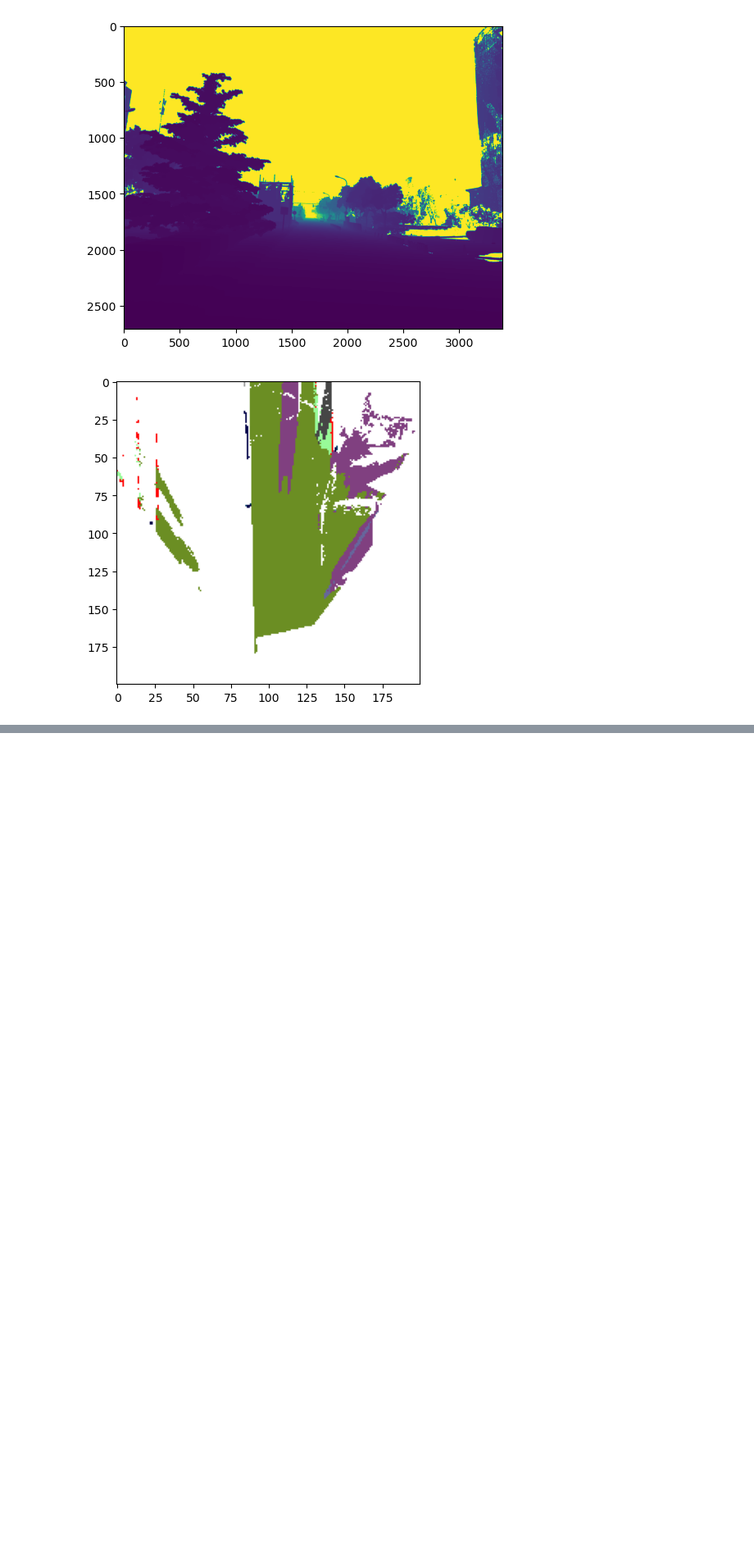
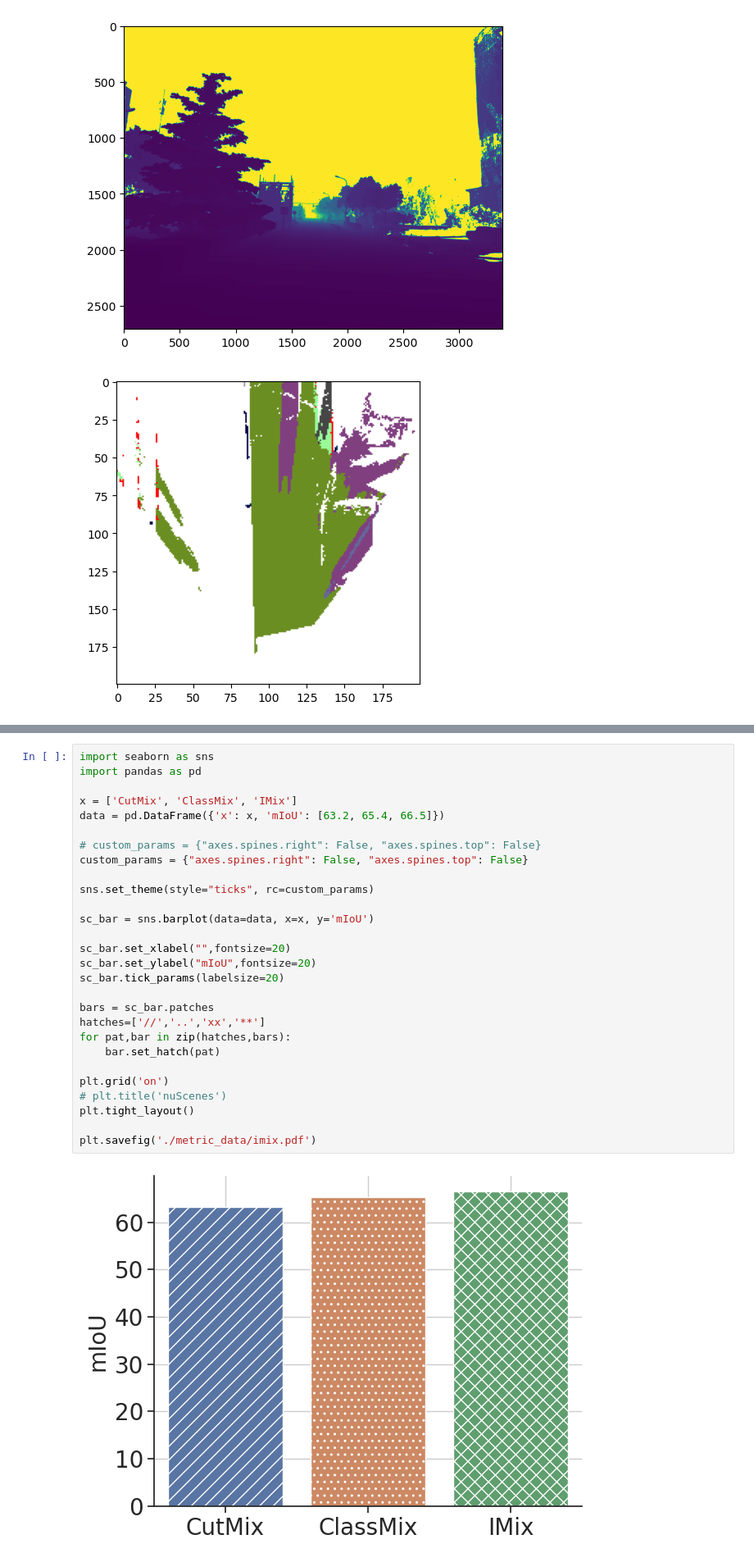
Before and after one commit to ArlenCHEN/multinomial_diffusion, a Jupyter notebook: segmentation_diffusion/Test_projection.ipynb, the cells around one changed output, grey strips where cells are left out. Shown at 82% size. Saved outputs shown, nothing was run; the diff lists cells and outputs as text; blank space fills up the shorter version.

```diff
--- a/segmentation_diffusion/Test_projection.ipynb
+++ b/segmentation_diffusion/Test_projection.ipynb
@@ -472,0 +756,30 @@ for apollo_rgb_path in apollo_rgb_list:
+# %%
+import seaborn as sns
+import pandas as pd
+
+x = ['CutMix', 'ClassMix', 'IMix']
+data = pd.DataFrame({'x': x, 'mIoU': [63.2, 65.4, 66.5]})
+
+# custom_params = {"axes.spines.right": False, "axes.spines.top": False}
+custom_params = {"axes.spines.right": False, "axes.spines.top": False}
+
+sns.set_theme(style="ticks", rc=custom_params)
+
+sc_bar = sns.barplot(data=data, x=x, y='mIoU')
+
+sc_bar.set_xlabel("",fontsize=20)
+sc_bar.set_ylabel("mIoU",fontsize=20)
+sc_bar.tick_params(labelsize=20)
+
+bars = sc_bar.patches
+hatches=['//','..','xx','**']
+for pat,bar in zip(hatches,bars):
+    bar.set_hatch(pat)
+
+plt.grid('on')
+# plt.title('nuScenes')
+plt.tight_layout()
+
+plt.savefig('./metric_data/imix.pdf')
+# %% [output]
+[figure, added]
```
Also changed, not shown: parts of 3 cells of this notebook, 10 other files.
